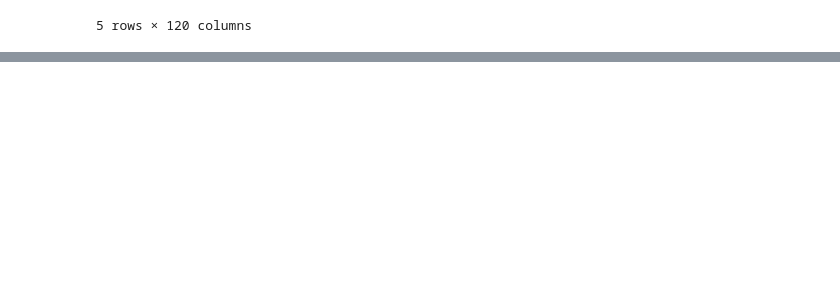
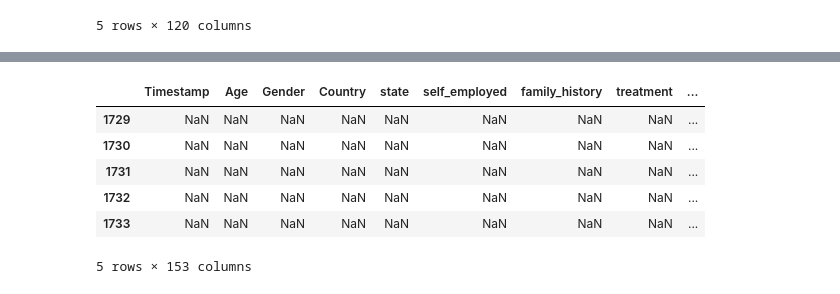
Before and after one commit to K-G-Witt/project1-team4, a Jupyter notebook: rcl_file.ipynb, the cells around one changed output, grey strips where cells are left out. Saved outputs shown, nothing was run; the diff lists cells and outputs as text; code cells hidden in the pictures; blank space fills up the shorter version.

```diff
--- a/rcl_file.ipynb
+++ b/rcl_file.ipynb
@@ -20,0 +43,10 @@ dataframe_2020.head()
+# %%
+merged_df.tail()
+# %% [output]
+|  | Timestamp | Age | Gender | Country | state | self_employed | family_history | treatment | ... |
+| 1729 | NaN | NaN | NaN | NaN | NaN | NaN | NaN | NaN | ... |
+| 1730 | NaN | NaN | NaN | NaN | NaN | NaN | NaN | NaN | ... |
+| 1731 | NaN | NaN | NaN | NaN | NaN | NaN | NaN | NaN | ... |
+| 1732 | NaN | NaN | NaN | NaN | NaN | NaN | NaN | NaN | ... |
+| 1733 | NaN | NaN | NaN | NaN | NaN | NaN | NaN | NaN | ... |
+5 rows × 153 columns
```
Also changed, not shown: parts of 7 cells of this notebook.
